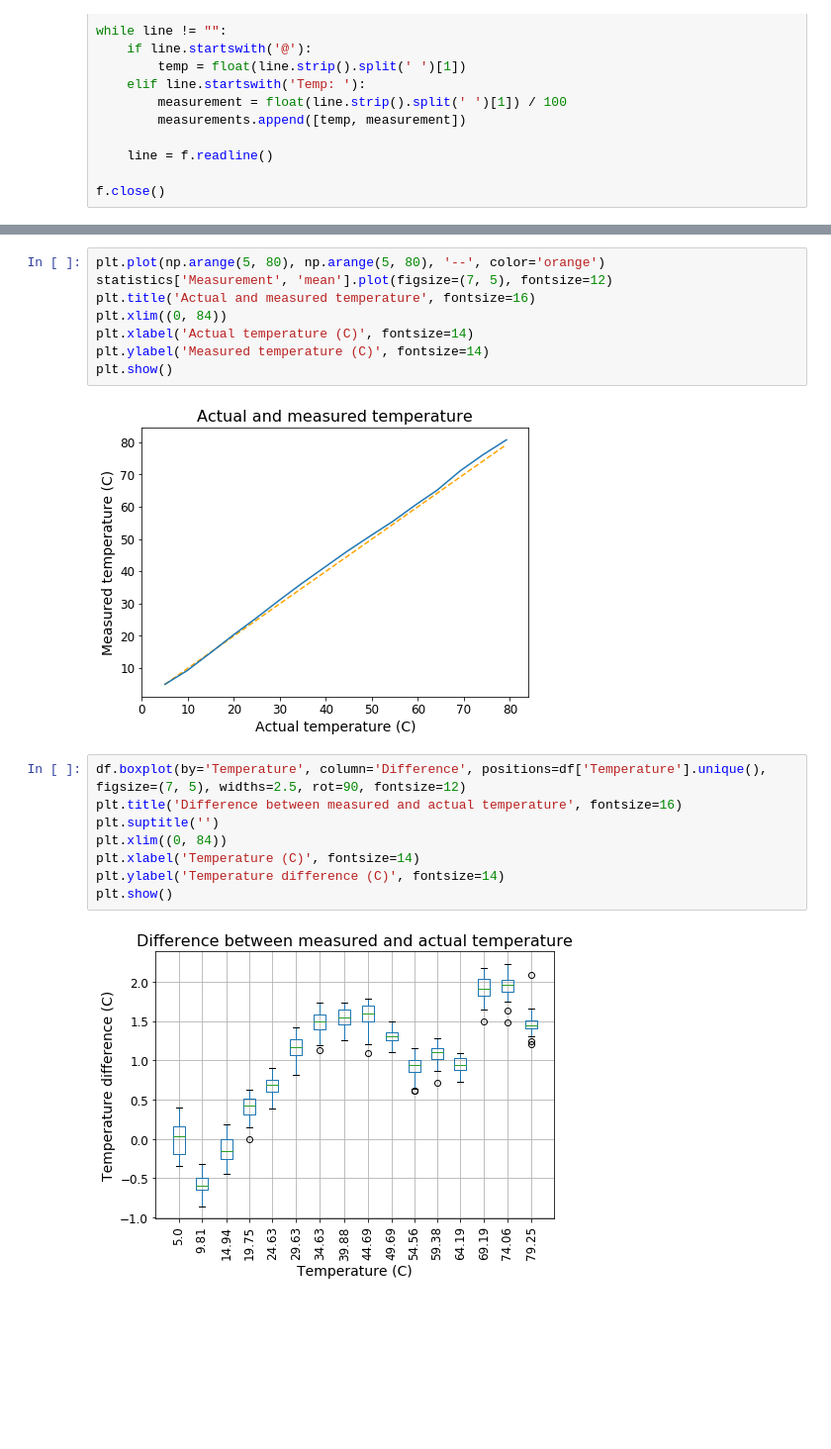
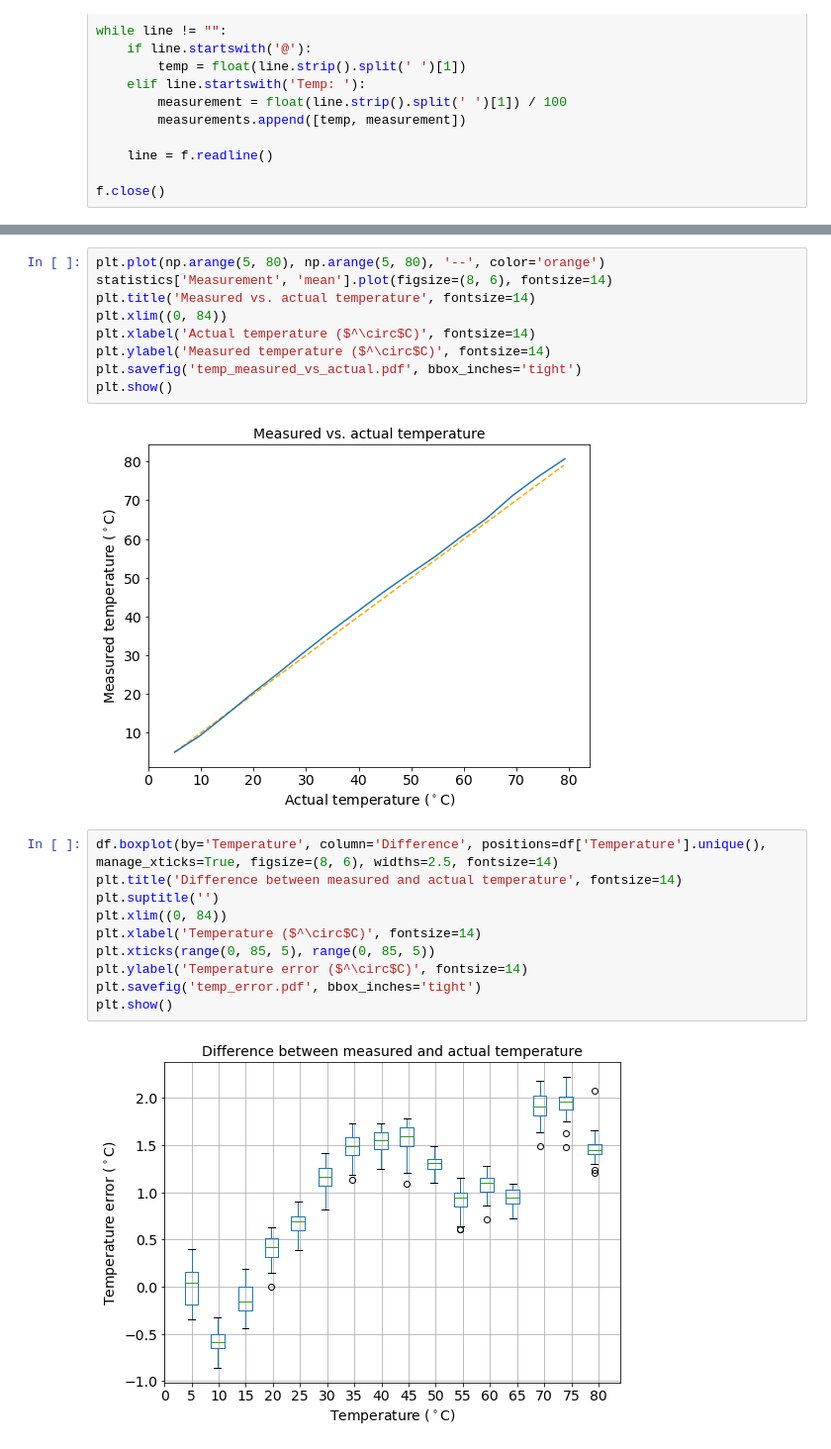
Before and after one commit to cwdao/scum-test-code, a Jupyter notebook: scum/counter_temp/temp_sweep.ipynb, the cells around one changed output, grey strips where cells are left out. Shown at 99% size. Saved outputs shown, nothing was run; the diff lists cells and outputs as text; blank space fills up the shorter version.

```diff
--- a/scum/counter_temp/temp_sweep.ipynb
+++ b/scum/counter_temp/temp_sweep.ipynb
@@ -47,21 +49,24 @@ statistics
 | 79.25 | 47.0 | 80.717234 | 0.131177 | 80.46 | 80.6550 | 80.700 | 80.7600 | 81.33 | 47.0 | 1.467234 | ... |
 # %%
 plt.plot(np.arange(5, 80), np.arange(5, 80), '--', color='orange')
-statistics['Measurement', 'mean'].plot(figsize=(7, 5), fontsize=12)
-plt.title('Actual and measured temperature', fontsize=16)
+statistics['Measurement', 'mean'].plot(figsize=(8, 6), fontsize=14)
+plt.title('Measured vs. actual temperature', fontsize=14)
 plt.xlim((0, 84))
-plt.xlabel('Actual temperature (C)', fontsize=14)
-plt.ylabel('Measured temperature (C)', fontsize=14)
+plt.xlabel('Actual temperature ($^\circ$C)', fontsize=14)
+plt.ylabel('Measured temperature ($^\circ$C)', fontsize=14)
+plt.savefig('temp_measured_vs_actual.pdf', bbox_inches='tight')
 plt.show()
 # %% [output]
-[figure, old version]
+[figure, new version]
 # %%
-df.boxplot(by='Temperature', column='Difference', positions=df['Temperature'].unique(), figsize=(7, 5), widths=2.5, rot=90, fontsize=12)
-plt.title('Difference between measured and actual temperature', fontsize=16)
+df.boxplot(by='Temperature', column='Difference', positions=df['Temperature'].unique(), manage_xticks=True, figsize=(8, 6), widths=2.5, fontsize=14)
+plt.title('Difference between measured and actual temperature', fontsize=14)
 plt.suptitle('')
 plt.xlim((0, 84))
-plt.xlabel('Temperature (C)', fontsize=14)
-plt.ylabel('Temperature difference (C)', fontsize=14)
+plt.xlabel('Temperature ($^\circ$C)', fontsize=14)
+plt.xticks(range(0, 85, 5), range(0, 85, 5))
+plt.ylabel('Temperature error ($^\circ$C)', fontsize=14)
+plt.savefig('temp_error.pdf', bbox_inches='tight')
 plt.show()
 # %% [output]
-[figure, old version]
+[figure, new version]
```
Also changed, not shown: parts of 4 cells of this notebook, 11 other files.
